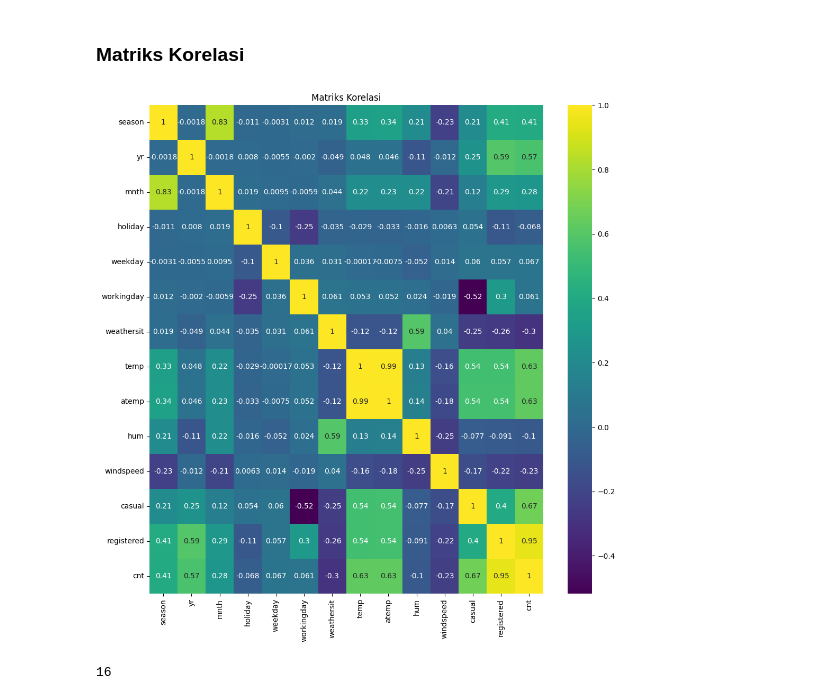
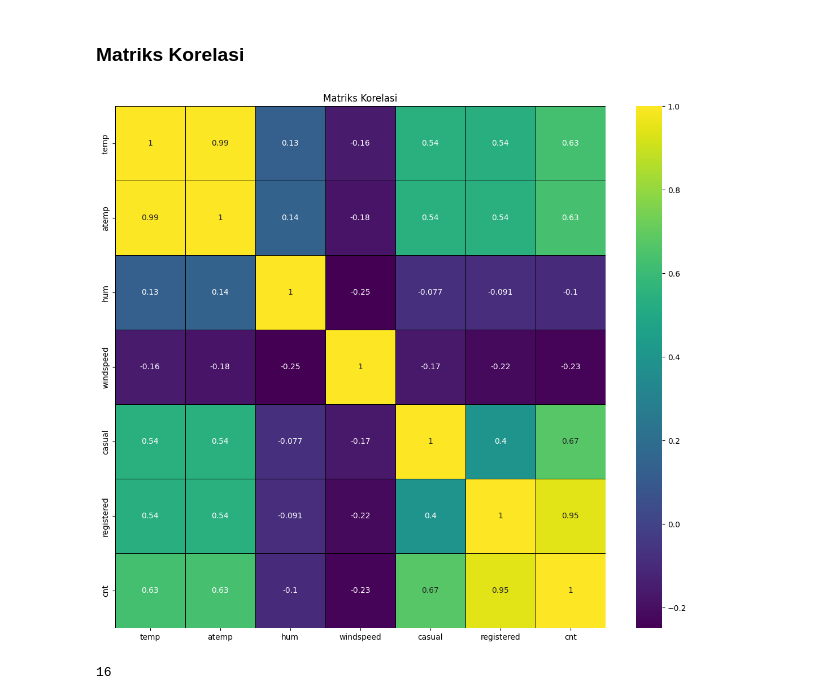
Before and after one commit to Zen-Rofiqy/Bangkit-2024, a Jupyter notebook: 04 Analisis Data dng Py/@Proyek-akhir/MyDashBoard.ipynb, the cells around one changed output. Cells and saved outputs as stored; diff of their text form; code cells hidden in the pictures.

```diff
--- a/04 Analisis Data dng Py/@Proyek-akhir/MyDashBoard.ipynb
+++ b/04 Analisis Data dng Py/@Proyek-akhir/MyDashBoard.ipynb
@@ -763,18 +763,18 @@ plt.show()
 # %% [markdown]
 ### Matriks Korelasi
 # %%
-df = day_df.iloc[:, 2:]
+df = day_df.iloc[:, -7:]
 
 # Menghitung matriks korelasi
 corr = df.corr()
 
 # Plot heatmap
-plt.figure(figsize=(12, 12))
-sns.heatmap(corr, annot=True, cmap='viridis')
+plt.figure(figsize=(14, 12))
+sns.heatmap(corr, annot=True, cmap='viridis', linewidths=0.5, linecolor='black')
 plt.title('Matriks Korelasi')
 plt.show()
 # %% [output]
-[figure, old version]
+[figure, new version]
 # %%
 day_df.shape[1]
 # %% [output]
```
Also changed, not shown: 1 other file.
